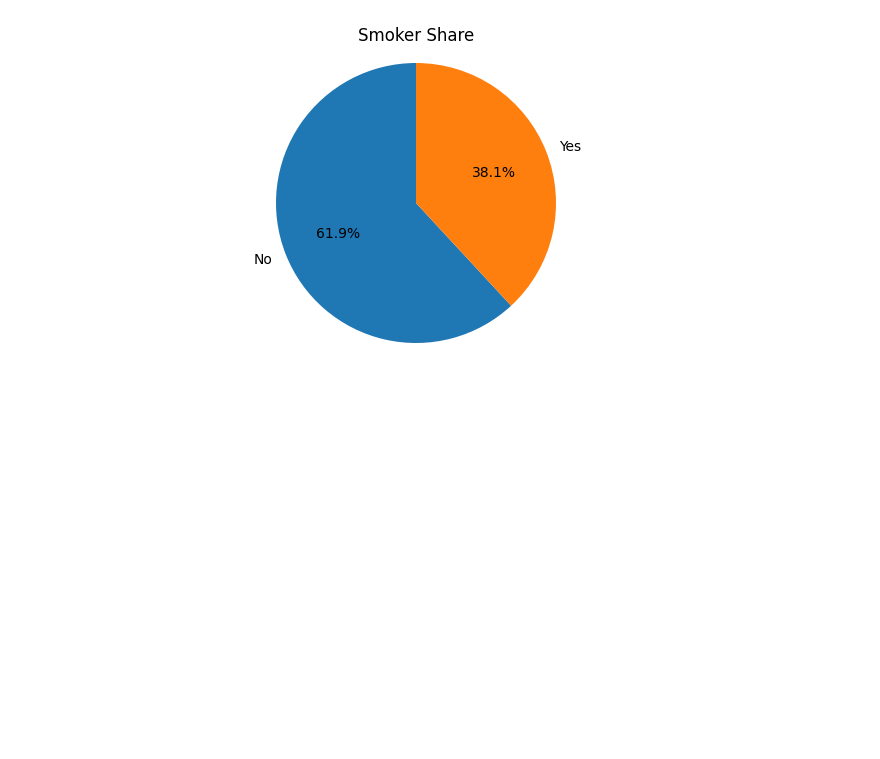
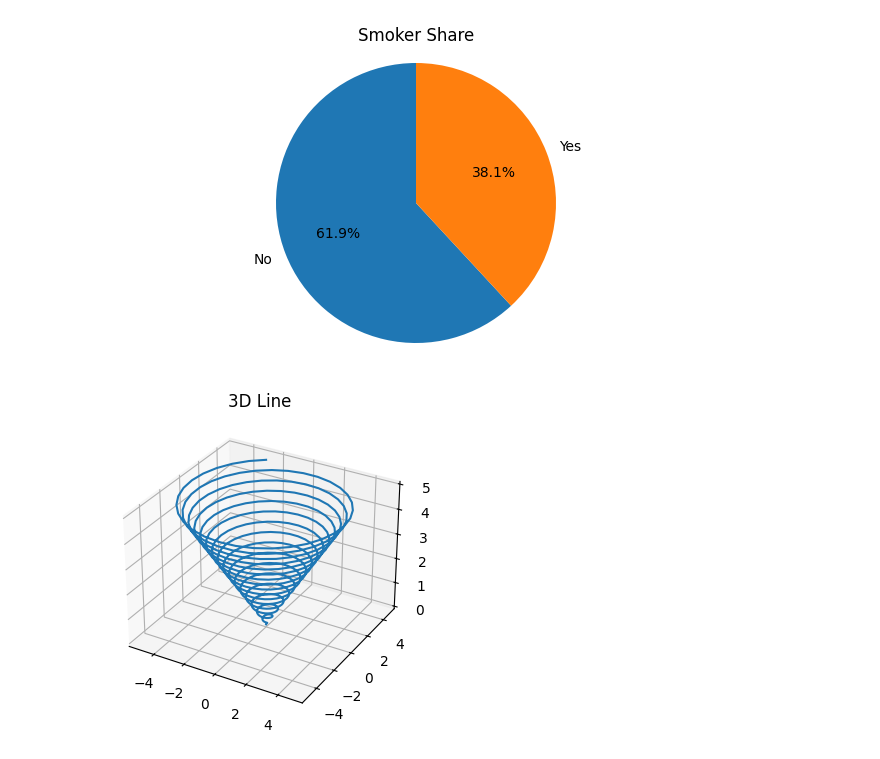
Before and after one commit to 5pence/sept-2025-da, a Jupyter notebook: whyMatplotlib.ipynb, the cells around one changed output. Cells and saved outputs as stored; diff of their text form; code cells hidden in the pictures; blank space fills up the shorter version.

```diff
--- a/whyMatplotlib.ipynb
+++ b/whyMatplotlib.ipynb
@@ -174,3 +174,16 @@ ax.axis("equal") # make circle round
 plt.show()
 # %% [output]
 [figure]
+# %%
+fig = plt.figure()
+ax = plt.axes(projection="3d")
+
+z = np.linspace(0, 5, 500)
+x = z * np.sin(20 * z)
+y = z * np.cos(20 * z)
+
+ax.plot3D(x, y, z)
+ax.set_title("3D Line")
+plt.show()
+# %% [output]
+[figure, added]
```
Also changed, not shown: parts of 5 cells of this notebook.
